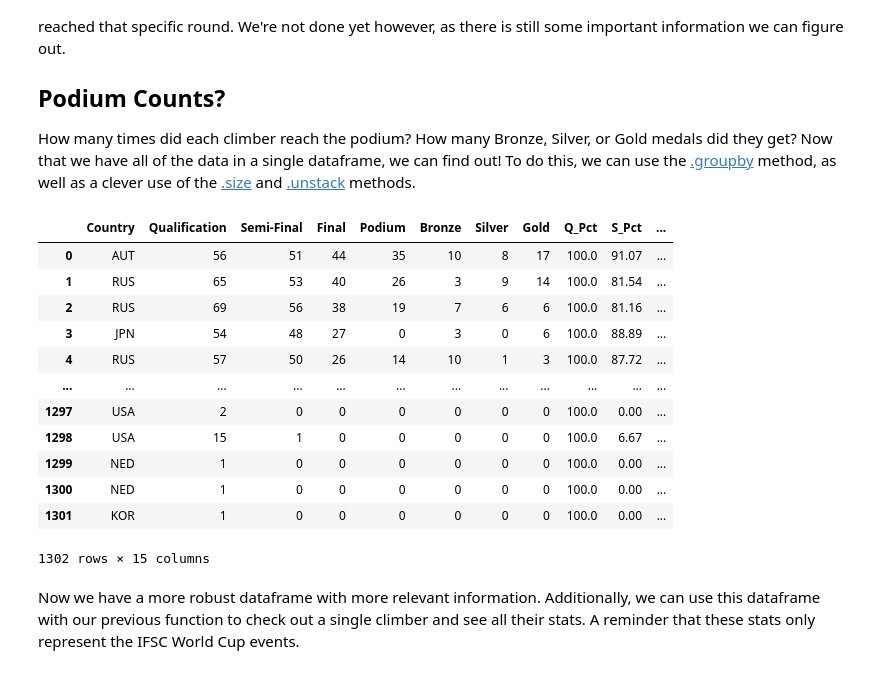
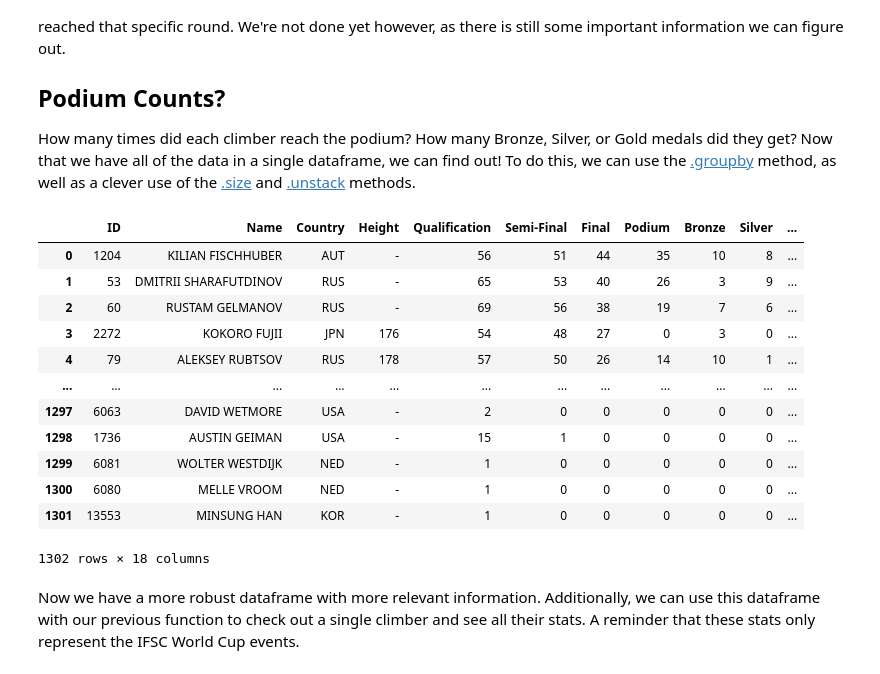
Before and after one commit to noah-kg/scraping-IFSC-website-via-selenium, a Jupyter notebook: IFSC Analysis.ipynb, the cells around one changed output. Cells and saved outputs as stored; diff of their text form; code cells hidden in the pictures.

```diff
--- a/IFSC Analysis.ipynb
+++ b/IFSC Analysis.ipynb
@@ -132,6 +171,13 @@ Qualification round:   6
 Now we can look at the entirety of the results for men's bouldering (the exact same process can be followed for women's bouldering). The following function first checks to see if we have a .csv file that contains all of the data already. If we do, it loads it. If not, then it creates a new one - though it does take some time because it does require a complete scrape of the IFSC site to try and get each climber's height.
 # %%
 def get_bouldering_stats(df, category='men'):
+    """
+    Returns a dataframe showing the top 3 climbers (if applicable)
+    grouped by country.
+
+    df: dataframe containing aggregated results for each unique climber
+    category: men's or women's category
+    """
     # Checks if we've already created this file
     if category.lower() == 'men':
         csv = 'boulder_stats_men.csv'
@@ -210,8 +256,16 @@ As you can see from the above, from our original ~7800 rows, we have condensed i
 How many times did each climber reach the podium? How many Bronze, Silver, or Gold medals did they get? Now that we have all of the data in a single dataframe, we can find out! To do this, we can use the [.groupby](https://pandas.pydata.org/docs/reference/api/pandas.DataFrame.groupby.html) method, as well as a clever use of the [.size](https://pandas.pydata.org/docs/reference/api/pandas.core.groupby.DataFrameGroupBy.size.html?highlight=size#pandas.core.groupby.DataFrameGroupBy.size) and [.unstack](https://pandas.pydata.org/docs/reference/api/pandas.DataFrame.unstack.html?highlight=unstack#pandas.DataFrame.unstack) methods.
 # %%
 def calculate_podiums(all_df, stats_df, country = False):
+    """
+    Returns a dataframe showing each unique climber's aggregated
+    results across all scraped events, including # of times they
+    earned a podium position.
+
+    all_df: dataframe containing all non-aggregated results
+    stats_df: dataframe containing aggregated results for all unique climbers
+    """
     # Get a dataframe of all climbers who had a rank of 1, 2, or 3 in any event
-    podiums = all_df[all_df['Rank'] <= 3]
+    podiums = all_df[(all_df['Rank'] <= 3) & (all_df['Rank'] > 0)]
 
     # Get another new dataframe with the count of occurences each climber got each rank
     if country:
@@ -220,50 +274,50 @@ def calculate_podiums(all_df, stats_df, country = False):
         medals = podiums.groupby(['ID', 'Name', 'Rank']).size().unstack()
     medals = medals.rename(columns={-1: 'Podium', 1: 'Gold', 2: 'Silver', 3: 'Bronze'})
     medals['Podium'] = medals['Gold'] + medals['Silver'] + medals['Bronze']
 
     # Merge with our stats dataframe and add new % columns
     if country:
         stats_df           = stats_df.merge(medals, how='left', left_on=['Country'], right_on=['Country']).fillna(0)
     else:
         stats_df           = stats_df.merge(medals, how='left', left_on=['ID', 'Name'], right_on=['ID', 'Name']).fillna(0)
     stats_df['P_Pct']      = round((stats_df['Podium'] / stats_df['Qualification']) * 100, 2)
     stats_df['Gold_Pct']   = round((stats_df['Gold'] / stats_df['Qualification']) * 100, 2)
     stats_df['Silver_Pct'] = round((stats_df['Silver'] / stats_df['Qualification']) * 100, 2)
     stats_df['Bronze_Pct'] = round((stats_df['Bronze'] / stats_df['Qualification']) * 100, 2)
 
     # Convert these columns to 'int'
     int_col = ['Podium', 'Bronze', 'Silver', 'Gold']
     stats_df[int_col] = stats_df[int_col].astype(int)
 
     # Reordering the columns into a more logical format
     if country:
+        cols = ['Country', 'Qualification', 'Semi-Final', 'Final', 'Podium',
+                'Bronze', 'Silver', 'Gold', 'Q_Pct', 'S_Pct', 'F_Pct', 'P_Pct',
+                'Bronze_Pct', 'Silver_Pct', 'Gold_Pct']
+    else:
         cols = ['ID', 'Name', 'Country', 'Height', 'Qualification', 'Semi-Final',
                 'Final', 'Podium', 'Bronze', 'Silver', 'Gold', 'Q_Pct', 'S_Pct',
                 'F_Pct', 'P_Pct', 'Bronze_Pct', 'Silver_Pct', 'Gold_Pct']
-    else:
-        cols = ['Country', 'Qualification', 'Semi-Final', 'Final', 'Podium',
-                'Bronze', 'Silver', 'Gold', 'Q_Pct', 'S_Pct', 'F_Pct', 'P_Pct',
-                'Bronze_Pct', 'Silver_Pct', 'Gold_Pct']
 
     stats_df = stats_df[cols]
     return stats_df
 
 boulder_men_stats = calculate_podiums(boulder_men_all_results, boulder_men_stats)
 boulder_men_stats
 # %% [output]
-|  | Country | Qualification | Semi-Final | Final | Podium | Bronze | Silver | Gold | Q_Pct | S_Pct | ... |
-| 0 | AUT | 56 | 51 | 44 | 35 | 10 | 8 | 17 | 100.0 | 91.07 | ... |
-| 1 | RUS | 65 | 53 | 40 | 26 | 3 | 9 | 14 | 100.0 | 81.54 | ... |
-| 2 | RUS | 69 | 56 | 38 | 19 | 7 | 6 | 6 | 100.0 | 81.16 | ... |
-| 3 | JPN | 54 | 48 | 27 | 0 | 3 | 0 | 6 | 100.0 | 88.89 | ... |
-| 4 | RUS | 57 | 50 | 26 | 14 | 10 | 1 | 3 | 100.0 | 87.72 | ... |
+|  | ID | Name | Country | Height | Qualification | Semi-Final | Final | Podium | Bronze | Silver | ... |
+| 0 | 1204 | KILIAN FISCHHUBER | AUT | - | 56 | 51 | 44 | 35 | 10 | 8 | ... |
+| 1 | 53 | DMITRII SHARAFUTDINOV | RUS | - | 65 | 53 | 40 | 26 | 3 | 9 | ... |
+| 2 | 60 | RUSTAM GELMANOV | RUS | - | 69 | 56 | 38 | 19 | 7 | 6 | ... |
+| 3 | 2272 | KOKORO FUJII | JPN | 176 | 54 | 48 | 27 | 0 | 3 | 0 | ... |
+| 4 | 79 | ALEKSEY RUBTSOV | RUS | 178 | 57 | 50 | 26 | 14 | 10 | 1 | ... |
 | ... | ... | ... | ... | ... | ... | ... | ... | ... | ... | ... | ... |
-| 1297 | USA | 2 | 0 | 0 | 0 | 0 | 0 | 0 | 100.0 | 0.00 | ... |
-| 1298 | USA | 15 | 1 | 0 | 0 | 0 | 0 | 0 | 100.0 | 6.67 | ... |
-| 1299 | NED | 1 | 0 | 0 | 0 | 0 | 0 | 0 | 100.0 | 0.00 | ... |
-| 1300 | NED | 1 | 0 | 0 | 0 | 0 | 0 | 0 | 100.0 | 0.00 | ... |
-| 1301 | KOR | 1 | 0 | 0 | 0 | 0 | 0 | 0 | 100.0 | 0.00 | ... |
+| 1297 | 6063 | DAVID WETMORE | USA | - | 2 | 0 | 0 | 0 | 0 | 0 | ... |
+| 1298 | 1736 | AUSTIN GEIMAN | USA | - | 15 | 1 | 0 | 0 | 0 | 0 | ... |
+| 1299 | 6081 | WOLTER WESTDIJK | NED | - | 1 | 0 | 0 | 0 | 0 | 0 | ... |
+| 1300 | 6080 | MELLE VROOM | NED | - | 1 | 0 | 0 | 0 | 0 | 0 | ... |
+| 1301 | 13553 | MINSUNG HAN | KOR | - | 1 | 0 | 0 | 0 | 0 | 0 | ... |
-1302 rows × 15 columns
+1302 rows × 18 columns
 # %% [markdown]
 Now we have a more robust dataframe with more relevant information. Additionally, we can use this dataframe with our previous function to check out a single climber and see all their stats. A reminder that these stats only represent the IFSC World Cup events.
 # %%
```
Also changed, not shown: parts of 14 cells of this notebook.
